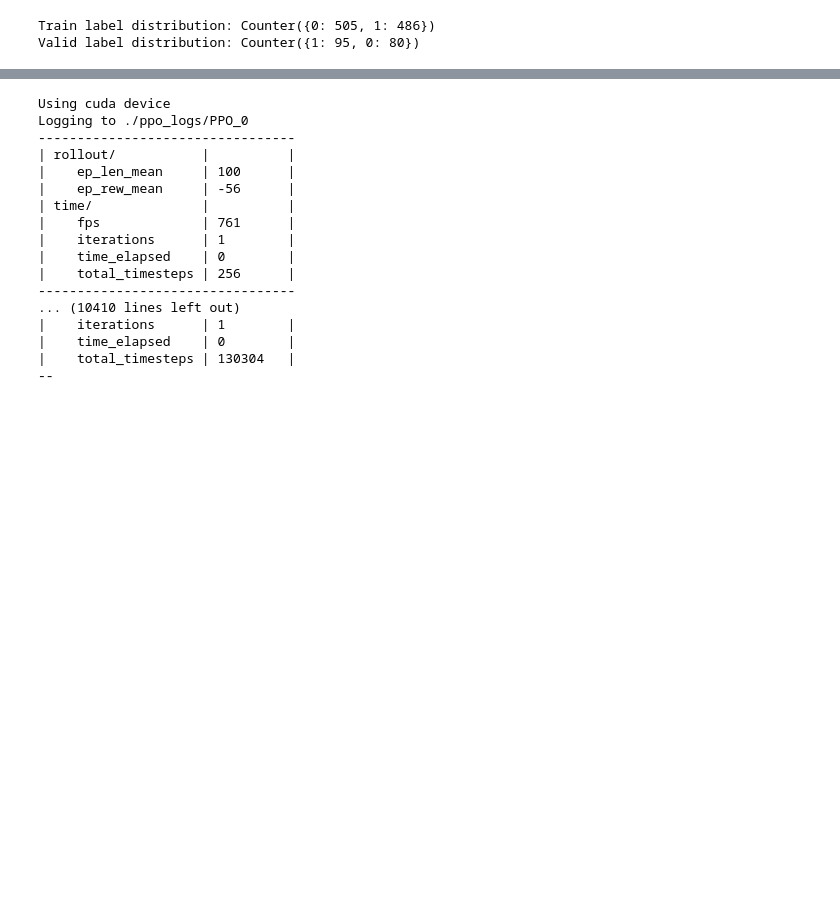
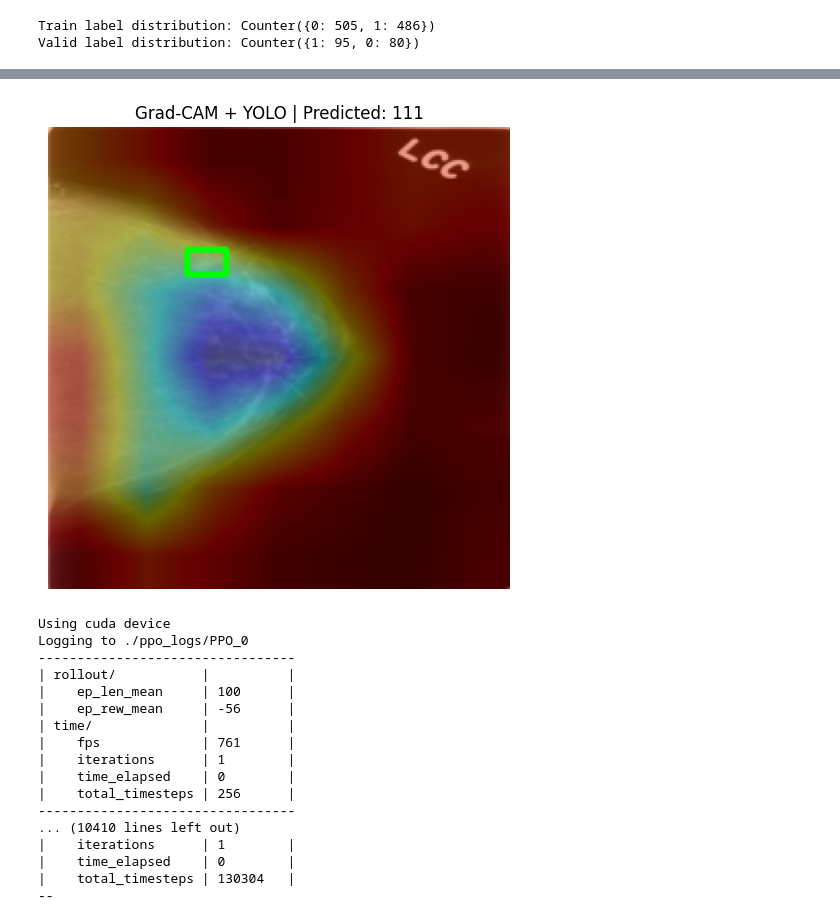
Before and after one commit to ganiesenov/RLHF_Breast_Cancer, a Jupyter notebook: rlhf.ipynb, the cells around one changed output, grey strips where cells are left out. Drawn from its saved outputs; the diff is of its cells as text; code cells hidden in the pictures; blank space fills up the shorter version.

```diff
--- a/rlhf.ipynb
+++ b/rlhf.ipynb
@@ -451,0 +456,81 @@ weighted avg       0.61      0.61      0.61       175
+# %%
+
+# === 1. Функция YOLO → bbox
+def yolo_to_bbox(yolo_line, w, h):
+    cls, cx, cy, bw, bh = map(float, yolo_line.strip().split())
+    x1 = int((cx - bw / 2) * w)
+    y1 = int((cy - bh / 2) * h)
+    x2 = int((cx + bw / 2) * w)
+    y2 = int((cy + bh / 2) * h)
+    return int(cls), x1, y1, x2, y2
+
+# === 2. Подготовка модели (EfficientNet)
+model_cnn = models.efficientnet_b0(pretrained=True)
+model_cnn.eval()
+
+# Grad-CAM подготовка
+activations = []
+gradients = []
+
+def forward_hook(module, input, output): activations.append(output)
+def backward_hook(module, grad_in, grad_out): gradients.append(grad_out[0])
+
+target_layer = model_cnn.features[-1]
+target_layer.register_forward_hook(forward_hook)
+target_layer.register_backward_hook(backward_hook)
+
+# === 3. Выбираем пример (замени путь и имя)
+img_name = valid_file_names[0]
+img_path = f"/kaggle/input/cbis-dataset/valid/images/{img_name}"
+label_path = f"/kaggle/input/cbis-dataset/valid/labels/{img_name.replace('.jpg', '.txt')}"
+
+# Загрузка и преобразование
+image_pil = Image.open(img_path).convert("RGB")
+transform = transforms.Compose([
+    transforms.Resize((224, 224)),
+    transforms.ToTensor(),
+    transforms.Normalize(mean=[0.485, 0.456, 0.406],
+                         std=[0.229, 0.224, 0.225]),
+])
+input_tensor = transform(image_pil).unsqueeze(0)
+input_tensor.requires_grad_()
+
+# === 4. Прямой и обратный проход
+output = model_cnn(input_tensor)
+class_id = output.argmax()
+loss = output[0, class_id]
+loss.backward()
+
+# === 5. Grad-CAM расчет
+grads = gradients[0].squeeze().detach().numpy()
+acts = activations[0].squeeze().detach().numpy()
+weights = np.mean(grads, axis=(1, 2))
+cam = np.zeros(acts.shape[1:], dtype=np.float32)
+
+for i, w in enumerate(weights):
+    cam += w * acts[i]
+
+cam = np.maximum(cam, 0)
+cam = cv2.resize(cam, (224, 224))
+cam -= cam.min()
+cam /= cam.max()
+cam = (cam * 255).astype(np.uint8)
+heatmap = cv2.applyColorMap(cam, cv2.COLORMAP_JET)
+
+# === 6. Объединение изображения
+original = np.array(image_pil.resize((224, 224)))
+overlay = cv2.addWeighted(original, 0.6, heatmap, 0.4, 0)
+
+# === 7. Добавляем YOLO рамку
+with open(label_path) as f:
+    line = f.readline()
+    _, x1, y1, x2, y2 = yolo_to_bbox(line, 224, 224)
+    overlay = cv2.rectangle(overlay, (x1, y1), (x2, y2), (0, 255, 0), 2)
+
+# === 8. Показываем
+plt.figure(figsize=(6,6))
+plt.imshow(overlay)
+plt.title(f"Grad-CAM + YOLO | Predicted: {class_id.item()}")
+plt.axis("off")
+plt.show()
+# %% [output]
@@ -452,3 +538,4 @@ weighted avg       0.61      0.61      0.61       175
+[figure, added]
 # %%
 %%time
 # Создание среды
```
Also changed, not shown: parts of 5 cells of this notebook.
